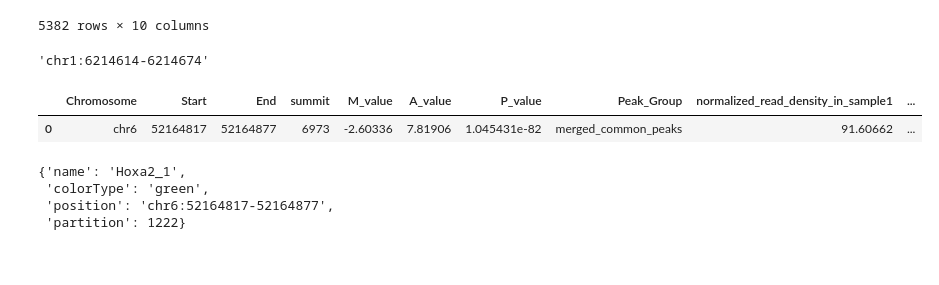
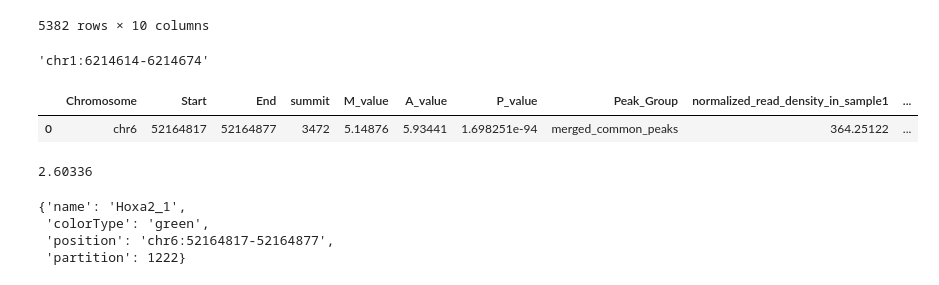
Before and after one commit to joachimwolff/Epigenetic-Graph-Analyzer, a Jupyter notebook: createInteractionsCoolerFormat_hg19_Mifsud.ipynb, the cells around one changed output. Drawn from its saved outputs; the diff is of its cells as text; code cells hidden in the pictures.

Commit message:
Adding logfold (m-value) of three histones differential testing by MAnorm. Add function for analysing merged graphs for structural interesting marks

```diff
--- a/createInteractionsCoolerFormat_hg19_Mifsud.ipynb
+++ b/createInteractionsCoolerFormat_hg19_Mifsud.ipynb
@@ -1000,3 +1019,13 @@ def writePlotlyGraph(partition_id, output_path, graph, genes_to_highlight, file_
                 yaxis=dict(showgrid=False, zeroline=False, showticklabels=False))
                 )
     fig.write_html(os.path.join(output_path, file_name_prefix + str(partition_id) + ".html"))
+# %%
+def createPyRangeObject(path, name, log2FCThreshold=1, p_value_threshold=0.05):
+    df_MAnorm = pd.read_csv(path, sep='\t')
+
+    # Display the dataframe
+    df_MAnorm_pvalue = df_MAnorm[df_MAnorm['P_value'] <= p_value_threshold]
+    df_MAnorm_pvalue_mvalue = df_MAnorm_pvalue[(df_MAnorm_pvalue['M_value'] >= log2FCThreshold) | (df_MAnorm_pvalue['M_value'] <= -log2FCThreshold)]
+    df_MAnorm_pvalue_mvalue.rename(columns={"chr":'Chromosome', "start" : "Start", 'end':"End"}, inplace=True)
+    py_MAnorm = pr.PyRanges(df_MAnorm_pvalue_mvalue)
+    return (py_MAnorm, name)
@@ -1003,3 +1090,11 @@ def writePlotlyGraph(partition_id, output_path, graph, genes_to_highlight, file_
+# %%
+path_H3K4me2 = os.path.join(ROOT_PATH, "FMI_data/chip_peaks/MAnorm_main_result_Md_PA2_H3K4me2.tabular")
+path_H3K27ac = os.path.join(ROOT_PATH, "FMI_data/chip_peaks/MAnorm_main_result_Md_PA2_H3K27ac.tabular")
+path_H3K27me3 = os.path.join(ROOT_PATH, "FMI_data/chip_peaks/MAnorm_main_result_Md_PA2_H3K27me3.tabular")
+
+pyRange_H3K4me2_name = createPyRangeObject(path_H3K4me2, "H3K4me2")
+pyRange_H3K27ac_name = createPyRangeObject(path_H3K27ac, "H3K27ac")
+pyRange_H3K27me3_name = createPyRangeObject(path_H3K27me3, "H3K27me3")
 # %%
 df_MAnorm_H3K4me2 = pd.read_csv(os.path.join(ROOT_PATH, "FMI_data/chip_peaks/MAnorm_main_result_Md_PA2_H3K4me2.tabular"), sep='\t')
 
@@ -1034,14 +1129,18 @@ py_MAnorm_H3K4me2 = pr.PyRanges(df_MAnorm_H3K4me2_pvalue_mvalue)
 # %%
 chromosome, position = graph_sample_1.nodes[8767]['position'].split(":")
 start, end = position.split("-")
 query_data = {'Chromosome': [chromosome], 'Start': [int(start)], 'End': [int(end)]}
 query_df = pd.DataFrame(query_data)
 query = pr.PyRanges(query_df)
-intersections = py_MAnorm_H3K4me2.intersect(query)
+intersections = pyRange_H3K27ac_name[0].intersect(query)
 intersections
 # %% [output]
 |  | Chromosome | Start | End | summit | M_value | A_value | P_value | Peak_Group | normalized_read_density_in_sample1 | ... |
-| 0 | chr6 | 52164817 | 52164877 | 6973 | -2.60336 | 7.81906 | 1.045431e-82 | merged_common_peaks | 91.60662 | ... |
+| 0 | chr6 | 52164817 | 52164877 | 3472 | 5.14876 | 5.93441 | 1.698251e-94 | merged_common_peaks | 364.25122 | ... |
+# %%
+intersections.df.values[0][4]
+# %% [output]
+2.60336
 # %%
 graph_sample_1.nodes[8767]
 # %% [output]
```
Also changed, not shown: parts of 14 cells of this notebook.
